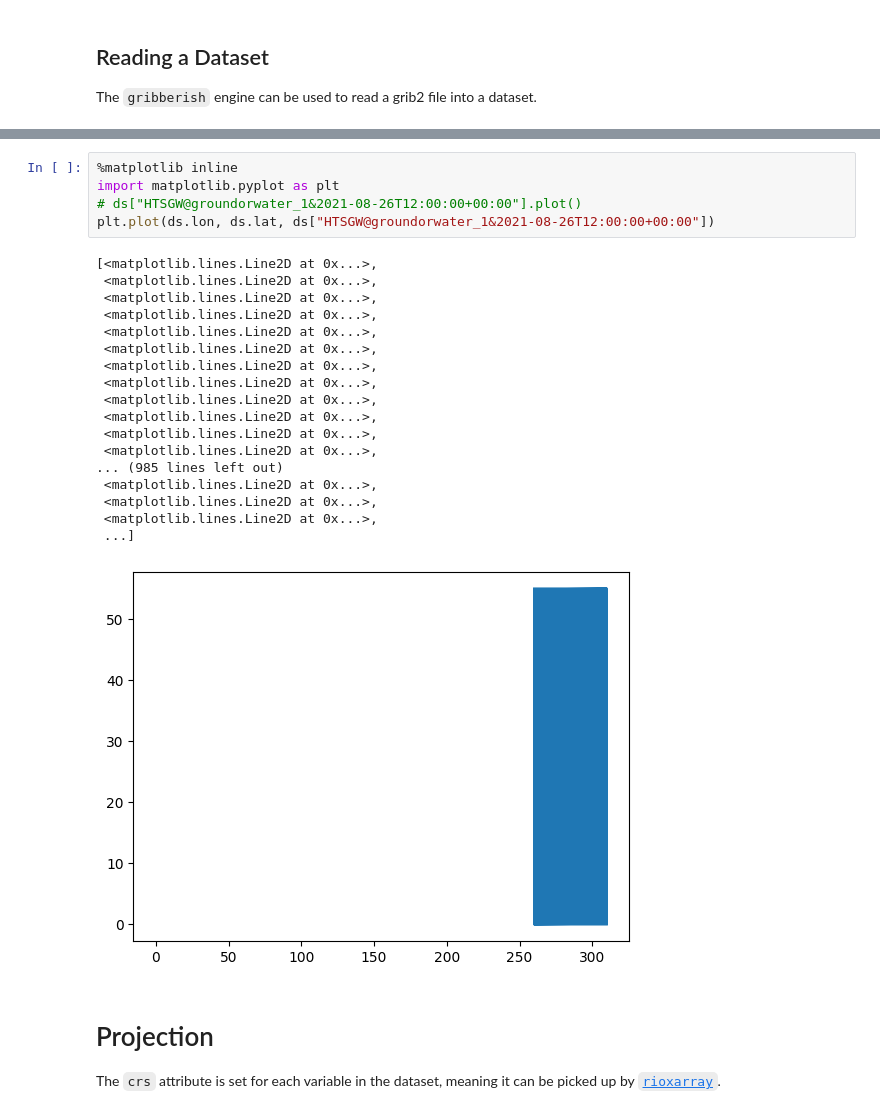
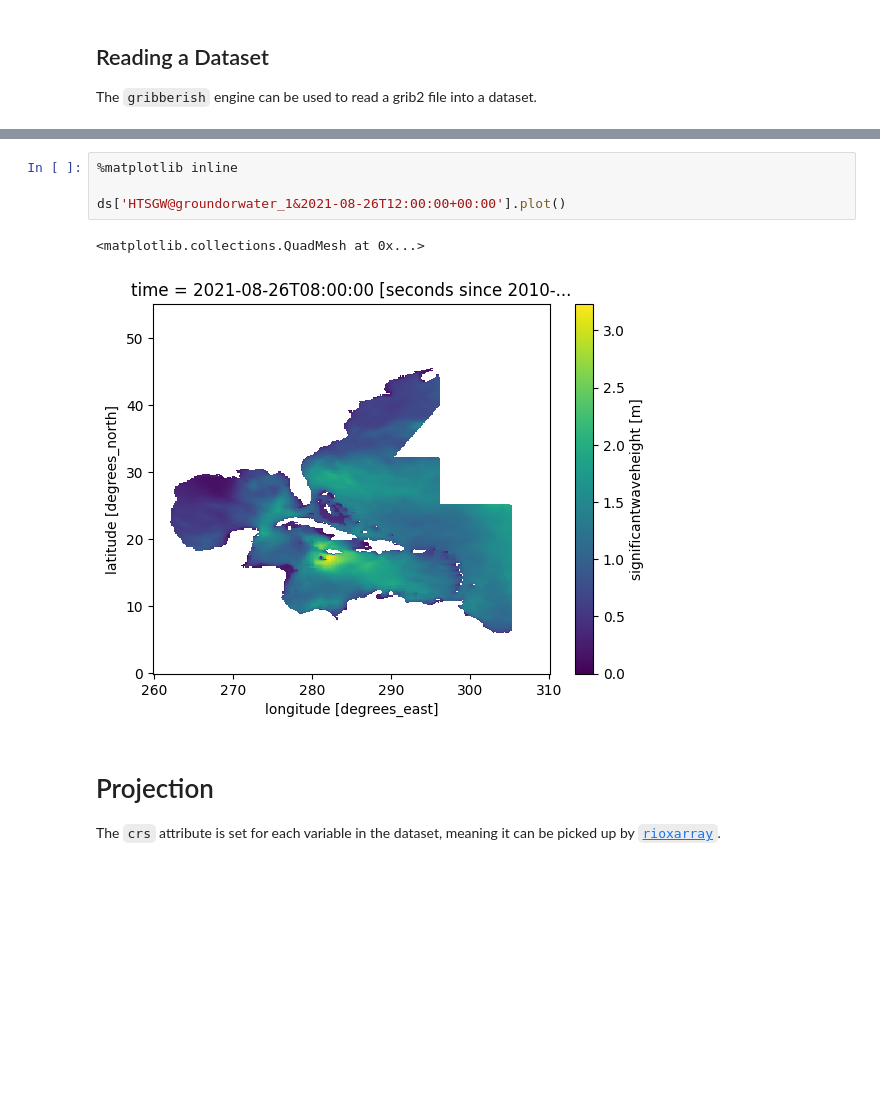
Before and after one commit to mpiannucci/gribberish, a Jupyter notebook: python/examples/xarray_usage.ipynb, the cells around one changed output, grey strips where cells are left out. Cells and saved outputs as stored; diff of their text form; blank space fills up the shorter version.

```diff
--- a/python/examples/xarray_usage.ipynb
+++ b/python/examples/xarray_usage.ipynb
@@ -18,27 +34,10 @@ ValueError: Could not convert tuple of form (dims, data[, attrs, encoding]): (['
 # %%
 %matplotlib inline
-import matplotlib.pyplot as plt
-# ds["HTSGW@groundorwater_1&2021-08-26T12:00:00+00:00"].plot()
-plt.plot(ds.lon, ds.lat, ds["HTSGW@groundorwater_1&2021-08-26T12:00:00+00:00"])
+
+ds['HTSGW@groundorwater_1&2021-08-26T12:00:00+00:00'].plot()
 # %% [output]
-[<matplotlib.lines.Line2D at 0x...>,
- <matplotlib.lines.Line2D at 0x...>,
- <matplotlib.lines.Line2D at 0x...>,
- <matplotlib.lines.Line2D at 0x...>,
- <matplotlib.lines.Line2D at 0x...>,
- <matplotlib.lines.Line2D at 0x...>,
- <matplotlib.lines.Line2D at 0x...>,
- <matplotlib.lines.Line2D at 0x...>,
- <matplotlib.lines.Line2D at 0x...>,
- <matplotlib.lines.Line2D at 0x...>,
- <matplotlib.lines.Line2D at 0x...>,
- <matplotlib.lines.Line2D at 0x...>,
-... (985 lines left out)
- <matplotlib.lines.Line2D at 0x...>,
- <matplotlib.lines.Line2D at 0x...>,
- <matplotlib.lines.Line2D at 0x...>,
- ...]
+<matplotlib.collections.QuadMesh at 0x...>
-[figure, old version]
+[figure, new version]
 # %% [markdown]
 # Projection
 
```
Also changed, not shown: parts of 2 cells of this notebook, 4 other files.
